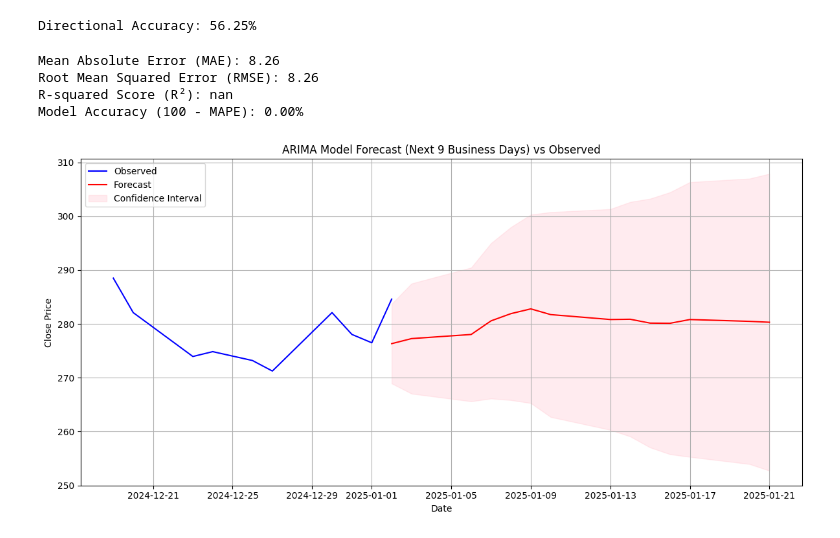
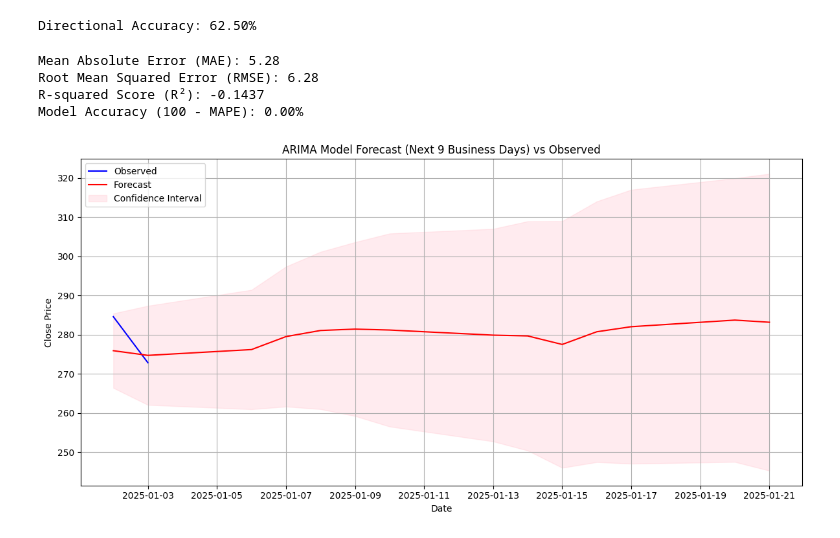
Before and after one commit to Shahu-22/Python, a Jupyter notebook: new.ipynb, the cells around one changed output. Saved outputs shown, nothing was run; the diff lists cells and outputs as text; code cells hidden in the pictures.

```diff
--- a/new.ipynb
+++ b/new.ipynb
@@ -108,0 +133,23 @@ Date
+# %%
+#Testing data processing
+import pandas as pd
+
+# Define the correct column names
+column_names = ['Date', 'Adj Close', 'Close', 'High', 'Low', 'Open', 'Volume']
+
+# Load the CSV file, skipping the first two rows
+test_clean = pd.read_csv("Testing_Data.csv", skiprows=2)
+
+# Assign the correct column names
+test_clean.columns = column_names
+
+# Convert the 'Date' column to datetime format
+if 'Date' in test_clean.columns:
+    test_clean['Date'] = pd.to_datetime(test_clean['Date'], errors='coerce')
+
+# Optionally, set the 'Date' column as the index
+test_clean.set_index('Date', inplace=True)
+
+# Print the cleaned DataFrame
+print("\nCleaned DataFrame:")
+print(test_clean.head())
@@ -221,7 +280,7 @@ arima_result = model.fit()
 
 # Define the start and end date (ensure they match the datetime format)
 start_date = pd.to_datetime("2024-12-10")
-end_date = (datetime.now() - timedelta(days=2)).strftime('%Y-%m-%d')
+end_date = (datetime.now() - timedelta(days=5)).strftime('%Y-%m-%d')
 
 # Ensure start_date and end_date are within the index range
 if start_date not in df.index or end_date not in df.index:
@@ -458,11 +518,11 @@ if len(actual_direction) != len(predicted_direction):
 directional_accuracy = np.mean(actual_direction == predicted_direction) * 100
 print(f'Directional Accuracy: {directional_accuracy:.2f}%')
 # %% [output]
-Directional Accuracy: 56.25%
+Directional Accuracy: 62.50%
 # %%
 #Forecasting Accurecy Calculation
 # Ensure actual and predicted are aligned and have matching column names
-actual = data['Close'].dropna()  # Remove NaN values from actual
+actual = test_clean['Close'].dropna()  # Remove NaN values from actual
 predicted = forecast_mean_with_dates.dropna()  # Remove NaN values from predicted
 
 # Rename the predicted column to match the actual column name (if needed)
@@ -500,9 +560,9 @@ print(f'Root Mean Squared Error (RMSE): {rmse:.2f}')
 print(f'R-squared Score (R²): {r2:.4f}')
 print(f'Model Accuracy (100 - MAPE): {accuracy:.2f}%')
 # %% [output]
-Mean Absolute Error (MAE): 8.26
-Root Mean Squared Error (RMSE): 8.26
-R-squared Score (R²): nan
+Mean Absolute Error (MAE): 5.28
+Root Mean Squared Error (RMSE): 6.28
+R-squared Score (R²): -0.1437
 Model Accuracy (100 - MAPE): 0.00%
 # %%
 import matplotlib.pyplot as plt
@@ -516,33 +576,33 @@ forecast = arima_result.get_forecast(steps=forecast_steps)
 forecast_index = pd.date_range(start=df.index[-1] + pd.Timedelta(days=1), periods=forecast_steps, freq='B')
 
 # Extract forecasted values and confidence intervals
 forecast_mean = forecast.predicted_mean
 forecast_ci = forecast.conf_int()
 
 # Combine the observed data and forecast data for plotting
 combined_index = df.index.append(forecast_index)
-combined_data = pd.concat([data['Close'], forecast_mean])
+combined_data = pd.concat([test_clean['Close'], forecast_mean])
 
 # Plot the observed and forecasted data on the same axis
 plt.figure(figsize=(12, 6))
-plt.plot(data.index, data['Close'].dropna(), label='Observed', color='blue')  # Actual data
+plt.plot(test_clean.index, test_clean['Close'].dropna(), label='Observed', color='blue')  # Actual data
 plt.plot(forecast_index, forecast_mean.dropna(), label='Forecast', color='red')  # Forecasted data
 plt.fill_between(
     forecast_index,
     forecast_ci.iloc[:, 0],  # Lower bound of the confidence interval
     forecast_ci.iloc[:, 1],  # Upper bound of the confidence interval
     color='pink',
     alpha=0.3,
     label='Confidence Interval'
 )
 
 # Customize the plot
 plt.title('ARIMA Model Forecast (Next 9 Business Days) vs Observed')
 plt.xlabel('Date')
 plt.ylabel('Close Price')
 plt.legend()
 plt.grid(True)
 plt.tight_layout()
 plt.show()
 # %% [output]
-[figure, old version]
+[figure, new version]
```
Also changed, not shown: parts of 13 cells of this notebook.
